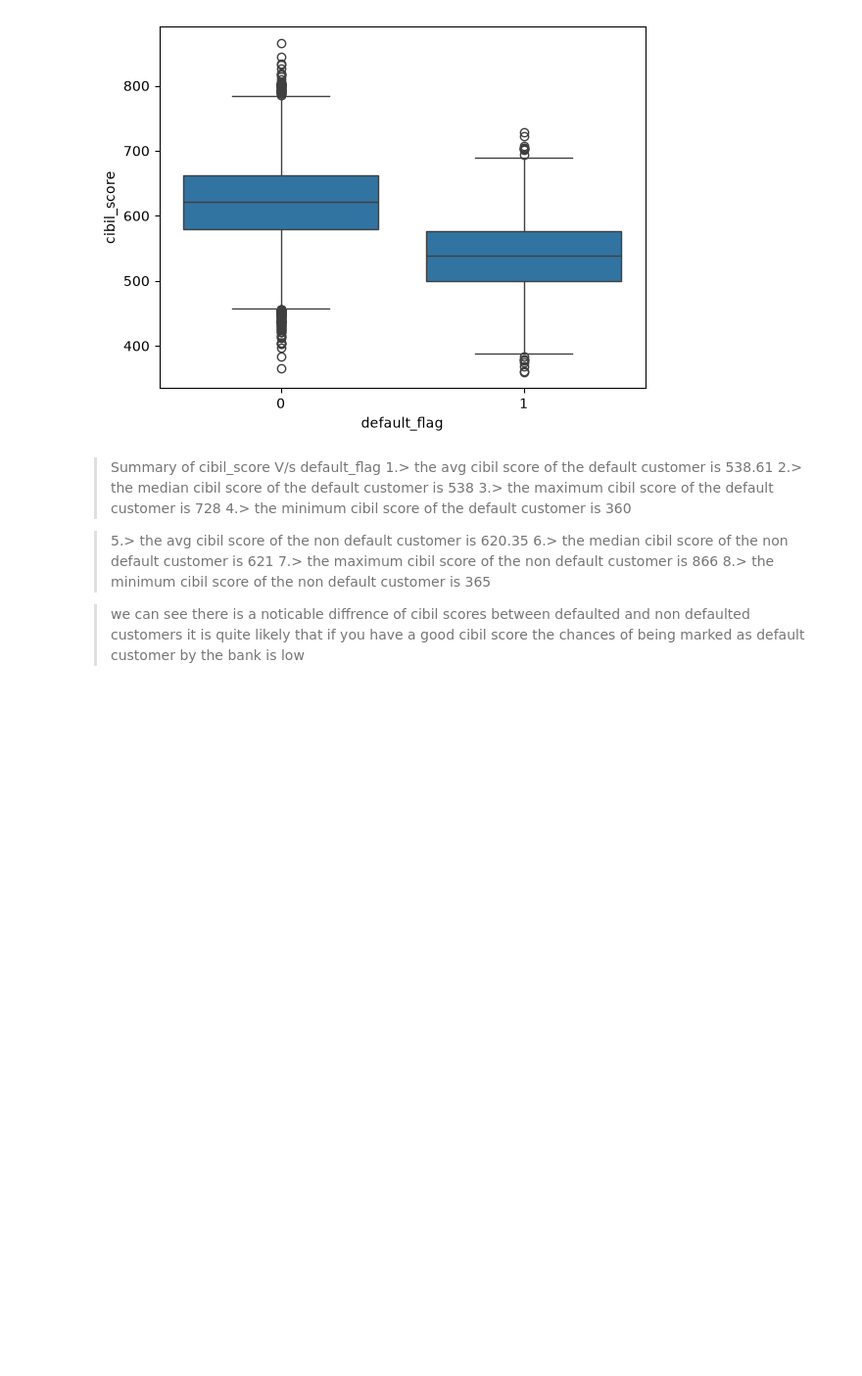
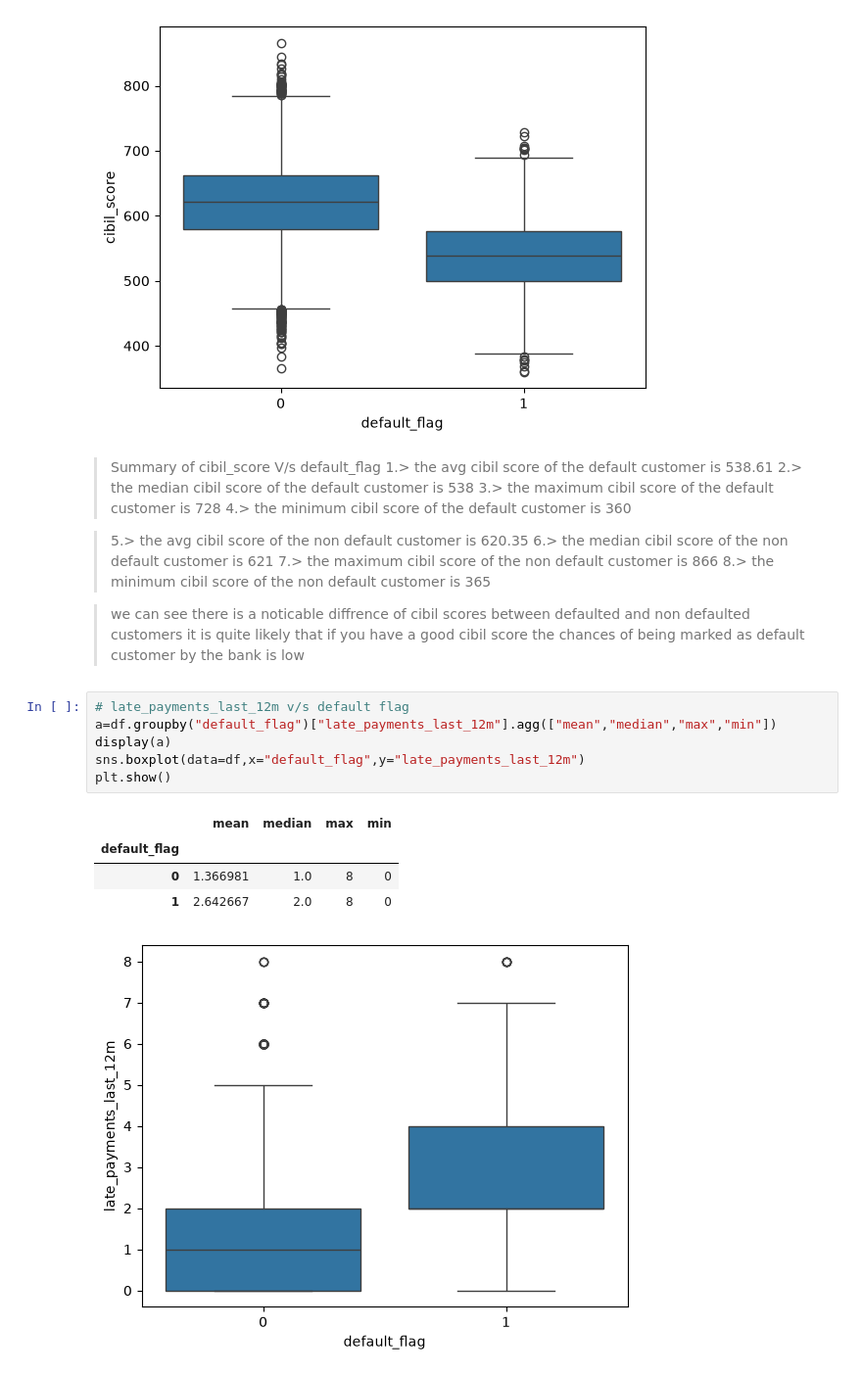
Before and after one commit to Nayan-2006-opensource/loan-default-risk-analysis, a Jupyter notebook: Notebooks/bivariate_analysis_numerical_vs_categorical_columns.ipynb, the cells around one changed output. Shown at 98% size. Saved outputs shown, nothing was run; the diff lists cells and outputs as text; blank space fills up the shorter version.

Commit message:
bivariate analysis of late_payments_12m v/s default flag

```diff
--- a/Notebooks/bivariate_analysis_numerical_vs_categorical_columns.ipynb
+++ b/Notebooks/bivariate_analysis_numerical_vs_categorical_columns.ipynb
@@ -57,3 +57,15 @@ plt.show()
 
 > we can see there is a noticable diffrence of cibil scores between defaulted and non defaulted customers
 > it is quite likely that if you have a good cibil score the  chances of being marked as default customer by the bank is low
+# %%
+# late_payments_last_12m v/s default flag
+a=df.groupby("default_flag")["late_payments_last_12m"].agg(["mean","median","max","min"])
+display(a)
+sns.boxplot(data=df,x="default_flag",y="late_payments_last_12m")
+plt.show()
+# %% [output]
+|  | mean | median | max | min |
+| default_flag |  |  |  |  |
+| 0 | 1.366981 | 1.0 | 8 | 0 |
+| 1 | 2.642667 | 2.0 | 8 | 0 |
+[figure, added]
```
Also changed, not shown: parts of 1 cell of this notebook.
